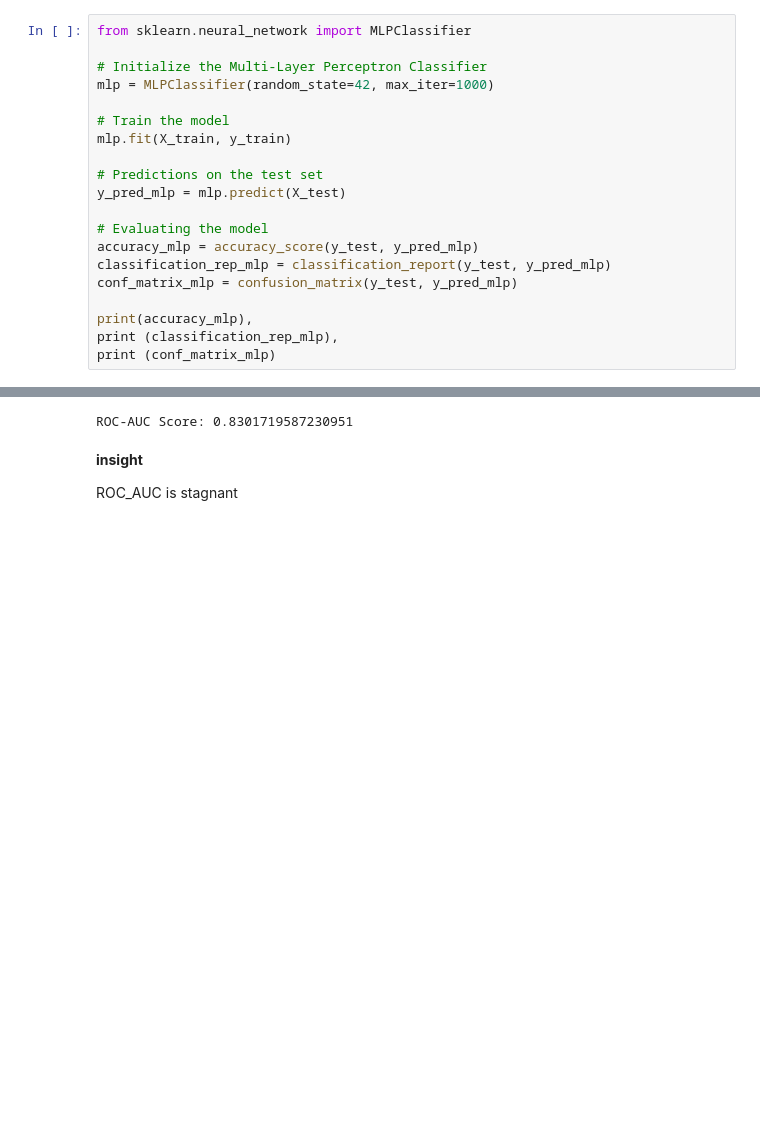
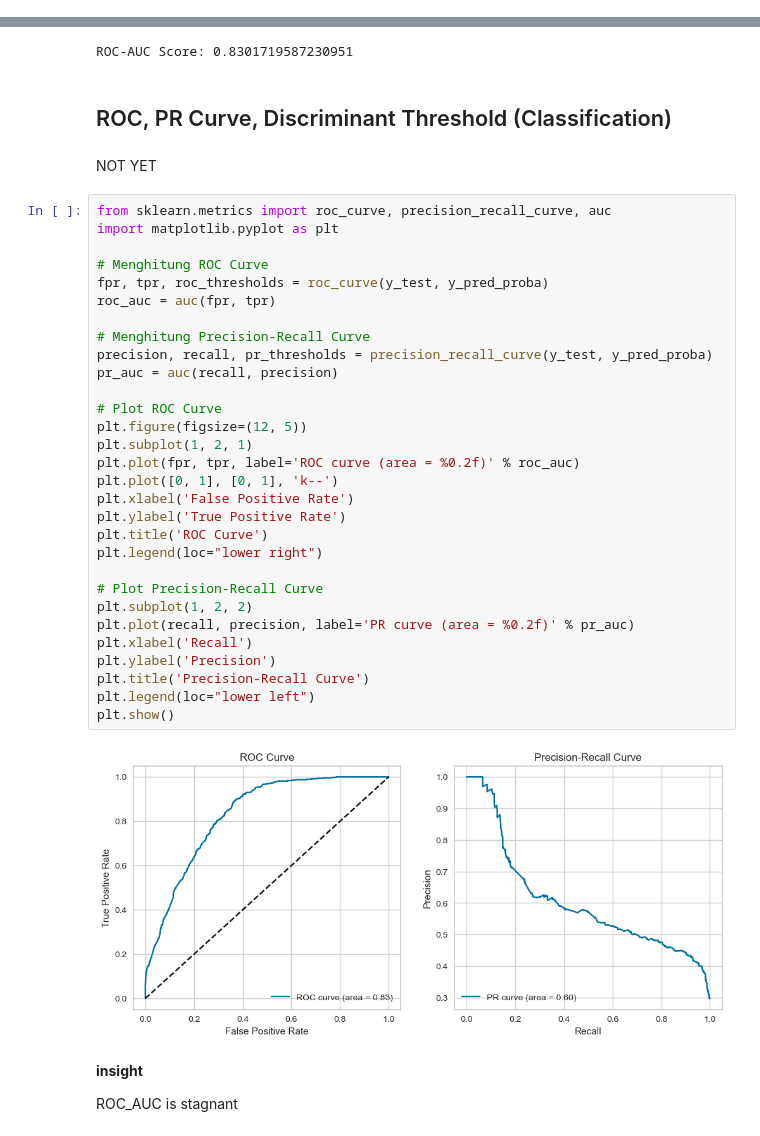
Before and after one commit to andricode23/Capstone3booking, a Jupyter notebook: modeling page.ipynb, the cells around one changed output, grey strips where cells are left out. Drawn from its saved outputs; the diff is of its cells as text; blank space fills up the shorter version.

```diff
--- a/modeling page.ipynb
+++ b/modeling page.ipynb
@@ -482,20 +479,0 @@ KNN model showing good performance with the accuracy about 72 %. there is huge g
-# %%
-from sklearn.neural_network import MLPClassifier
-
-# Initialize the Multi-Layer Perceptron Classifier
-mlp = MLPClassifier(random_state=42, max_iter=1000)
-
-# Train the model
-mlp.fit(X_train, y_train)
-
-# Predictions on the test set
-y_pred_mlp = mlp.predict(X_test)
-
-# Evaluating the model
-accuracy_mlp = accuracy_score(y_test, y_pred_mlp)
-classification_rep_mlp = classification_report(y_test, y_pred_mlp)
-conf_matrix_mlp = confusion_matrix(y_test, y_pred_mlp)
-
-print(accuracy_mlp),
-print (classification_rep_mlp),
-print (conf_matrix_mlp)
@@ -742,6 +693,42 @@ roc_auc = roc_auc_score(y_test, y_pred_proba)
 print("ROC-AUC Score:", roc_auc)
 # %% [output]
 ROC-AUC Score: 0.8301719587230951
+# %% [markdown]
+   ##  ROC, PR Curve, Discriminant Threshold (Classification)
+# %% [markdown]
+NOT YET
+# %%
+from sklearn.metrics import roc_curve, precision_recall_curve, auc
+import matplotlib.pyplot as plt
+
+# Menghitung ROC Curve
+fpr, tpr, roc_thresholds = roc_curve(y_test, y_pred_proba)
+roc_auc = auc(fpr, tpr)
+
+# Menghitung Precision-Recall Curve
+precision, recall, pr_thresholds = precision_recall_curve(y_test, y_pred_proba)
+pr_auc = auc(recall, precision)
+
+# Plot ROC Curve
+plt.figure(figsize=(12, 5))
+plt.subplot(1, 2, 1)
+plt.plot(fpr, tpr, label='ROC curve (area = %0.2f)' % roc_auc)
+plt.plot([0, 1], [0, 1], 'k--')
+plt.xlabel('False Positive Rate')
+plt.ylabel('True Positive Rate')
+plt.title('ROC Curve')
+plt.legend(loc="lower right")
+
+# Plot Precision-Recall Curve
+plt.subplot(1, 2, 2)
+plt.plot(recall, precision, label='PR curve (area = %0.2f)' % pr_auc)
+plt.xlabel('Recall')
+plt.ylabel('Precision')
+plt.title('Precision-Recall Curve')
+plt.legend(loc="lower left")
+plt.show()
+# %% [output]
+[figure, added]
 # %% [markdown]
 __insight__
 
```
Also changed, not shown: parts of 16 cells of this notebook.
